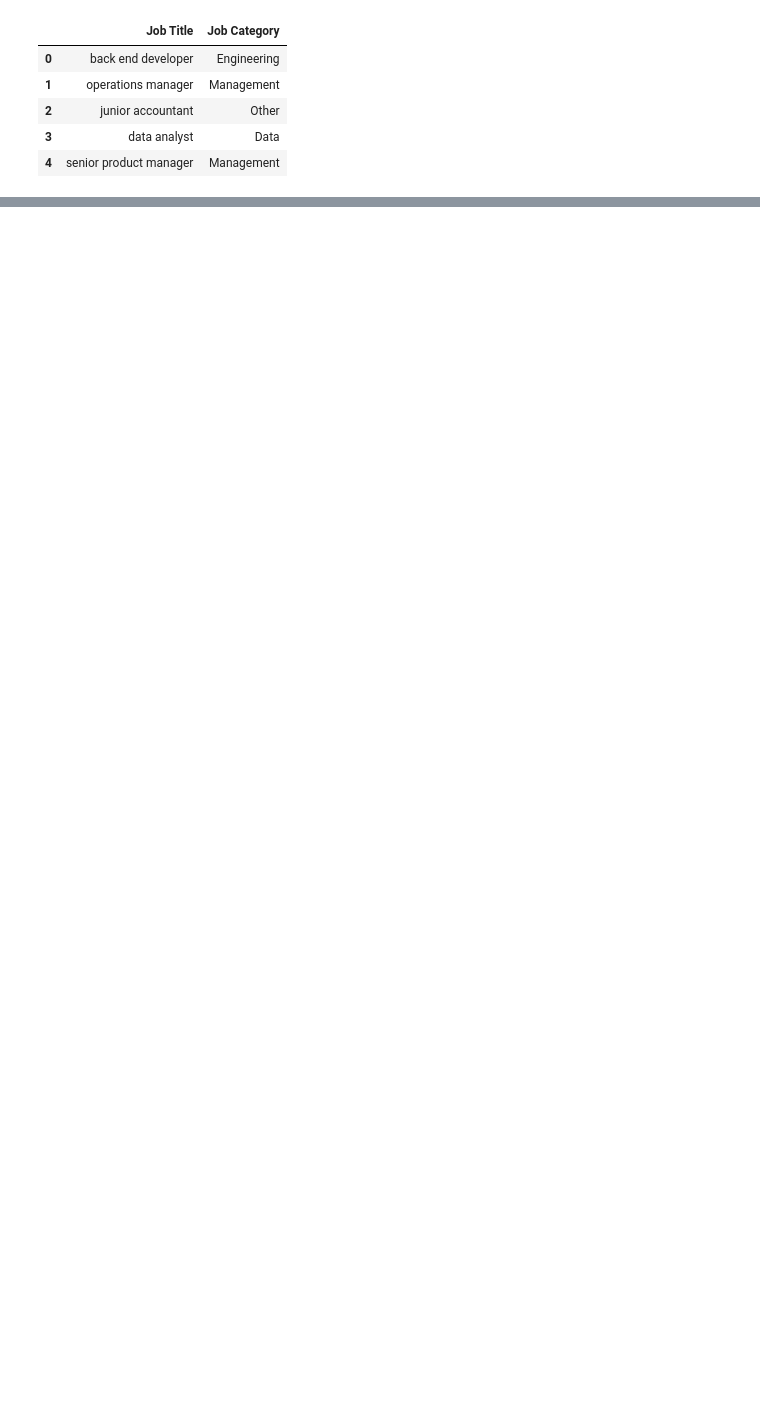
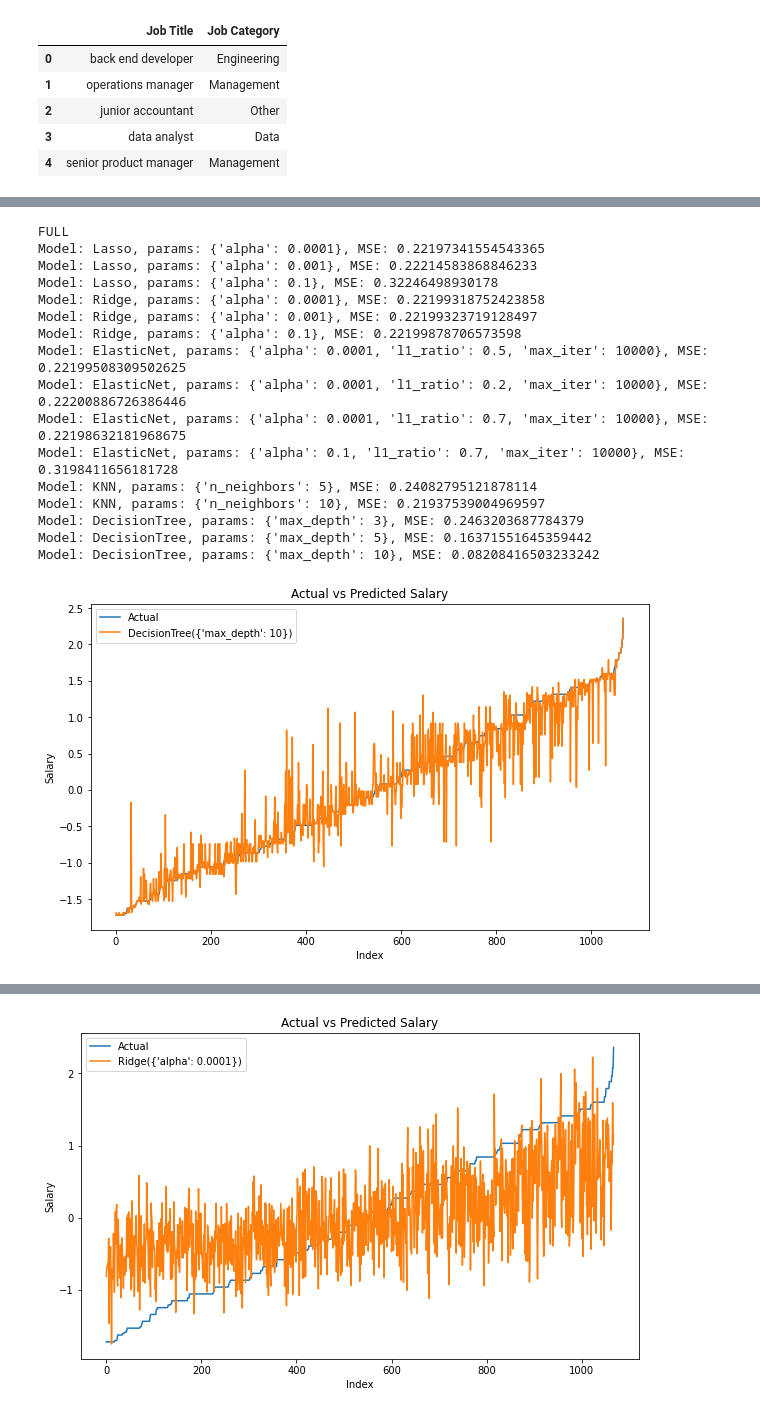
Before and after one commit to AndroZa0812/NayaProject3, a Jupyter notebook: Regression_Project.ipynb, the cells around one changed output, grey strips where cells are left out. Saved outputs shown, nothing was run; the diff lists cells and outputs as text; code cells hidden in the pictures; blank space fills up the shorter version.

Commit message:
added training

```diff
--- a/Regression_Project.ipynb
+++ b/Regression_Project.ipynb
@@ -772,2 +906,77 @@ X_scaled_df.head()
+# %%
+model_map = {
+    "Lasso": Lasso,
+    "Ridge": Ridge,
+    "ElasticNet": ElasticNet,
+    "KNN": KNeighborsRegressor,
+    "DecisionTree": DecisionTreeRegressor
+}
+
+def run_model(model: str, params: dict, X_train, y_train, X_test, y_test):
+    # Iterate over the configurations and train the models
+    assert model in model_map.keys()
+
+    model_instance = model_map[model](**params)
+    model_instance.fit(X_train, y_train)
+    y_pred = model_instance.predict(X_test)
+    mse = mean_squared_error(y_test, y_pred)
+    return model_instance, mse, y_pred
 # %%
-# TODO: Do all transformation to new data for prediction
+# Define a list of configurations to try
+configurations = [
+    {'model': "Lasso", 'params': {'alpha': 0.0001}},
+    {'model': "Lasso", 'params': {'alpha': 0.001}},
+    {'model': "Lasso", 'params': {'alpha': 0.1}},
+    {'model': "Ridge", 'params': {'alpha': 0.0001}},
+    {'model': "Ridge", 'params': {'alpha': 0.001}},
+    {'model': "Ridge", 'params': {'alpha': 0.1}},
+    {'model': "ElasticNet", "params": {'alpha': 0.0001, 'l1_ratio': 0.5, "max_iter": 10000}},
+    {'model': "ElasticNet", "params": {'alpha': 0.0001, 'l1_ratio': 0.2, "max_iter": 10000}},
+    {'model': "ElasticNet", "params": {'alpha': 0.0001, 'l1_ratio': 0.7, "max_iter": 10000}},
+    {'model': "ElasticNet", "params": {'alpha': 0.1, 'l1_ratio': 0.7, "max_iter": 10000}},
+    {'model': "KNN", "params": {'n_neighbors': 5}},
+    {'model': "KNN", "params": {'n_neighbors': 10}},
+    {'model': 'DecisionTree', "params": {'max_depth': 3}},
+    {'model': 'DecisionTree', "params": {'max_depth': 5}},
+    {'model': 'DecisionTree', "params": {'max_depth': 10}},
+]
+
+y_test_ordered = np.sort(y_test)
+
+for (perm_name, x_train), (_, x_test) in zip(training_perms, testing_perms):
+    print(perm_name.upper())
+    most_performant = None
+    plt.figure(figsize=(10, 6))
+    plt.plot(range(len(y_test)), y_test_ordered, label='Actual')
+    for config in configurations:
+        model, mse, y_pred = run_model(config['model'], config['params'], x_train, y_train, x_test, y_test)
+        print(f"Model: {config['model']}, params: {config['params']}, MSE: {mse}")
+        if most_performant is None or mse < most_performant[1]:
+            most_performant = (config, mse, y_pred)
+    config, mse, y_pred = most_performant
+    y_pred_ordered = y_pred[np.argsort(y_test)]
+    plt.plot(range(len(y_test)), y_pred_ordered, label=f"{config['model']}({config['params']})")
+    plt.xlabel('Index')
+    plt.ylabel('Salary')
+    plt.title('Actual vs Predicted Salary')
+    plt.legend()
+    plt.show()
+    print('\n')
+# %% [output]
+FULL
+Model: Lasso, params: {'alpha': 0.0001}, MSE: 0.22197341554543365
+Model: Lasso, params: {'alpha': 0.001}, MSE: 0.22214583868846233
+Model: Lasso, params: {'alpha': 0.1}, MSE: 0.32246498930178
+Model: Ridge, params: {'alpha': 0.0001}, MSE: 0.22199318752423858
+Model: Ridge, params: {'alpha': 0.001}, MSE: 0.22199323719128497
+Model: Ridge, params: {'alpha': 0.1}, MSE: 0.22199878706573598
+Model: ElasticNet, params: {'alpha': 0.0001, 'l1_ratio': 0.5, 'max_iter': 10000}, MSE: 0.22199508309502625
+Model: ElasticNet, params: {'alpha': 0.0001, 'l1_ratio': 0.2, 'max_iter': 10000}, MSE: 0.22200886726386446
+Model: ElasticNet, params: {'alpha': 0.0001, 'l1_ratio': 0.7, 'max_iter': 10000}, MSE: 0.22198632181968675
+Model: ElasticNet, params: {'alpha': 0.1, 'l1_ratio': 0.7, 'max_iter': 10000}, MSE: 0.3198411656181728
+Model: KNN, params: {'n_neighbors': 5}, MSE: 0.24082795121878114
+Model: KNN, params: {'n_neighbors': 10}, MSE: 0.21937539004969597
+Model: DecisionTree, params: {'max_depth': 3}, MSE: 0.2463203687784379
+Model: DecisionTree, params: {'max_depth': 5}, MSE: 0.16371551645359442
+Model: DecisionTree, params: {'max_depth': 10}, MSE: 0.08208416503233242
+[figure, added]
@@ -773,0 +999 @@ X_scaled_df.head()
+[figure, added]
```
Also changed, not shown: parts of 26 cells of this notebook, 2 other files.
